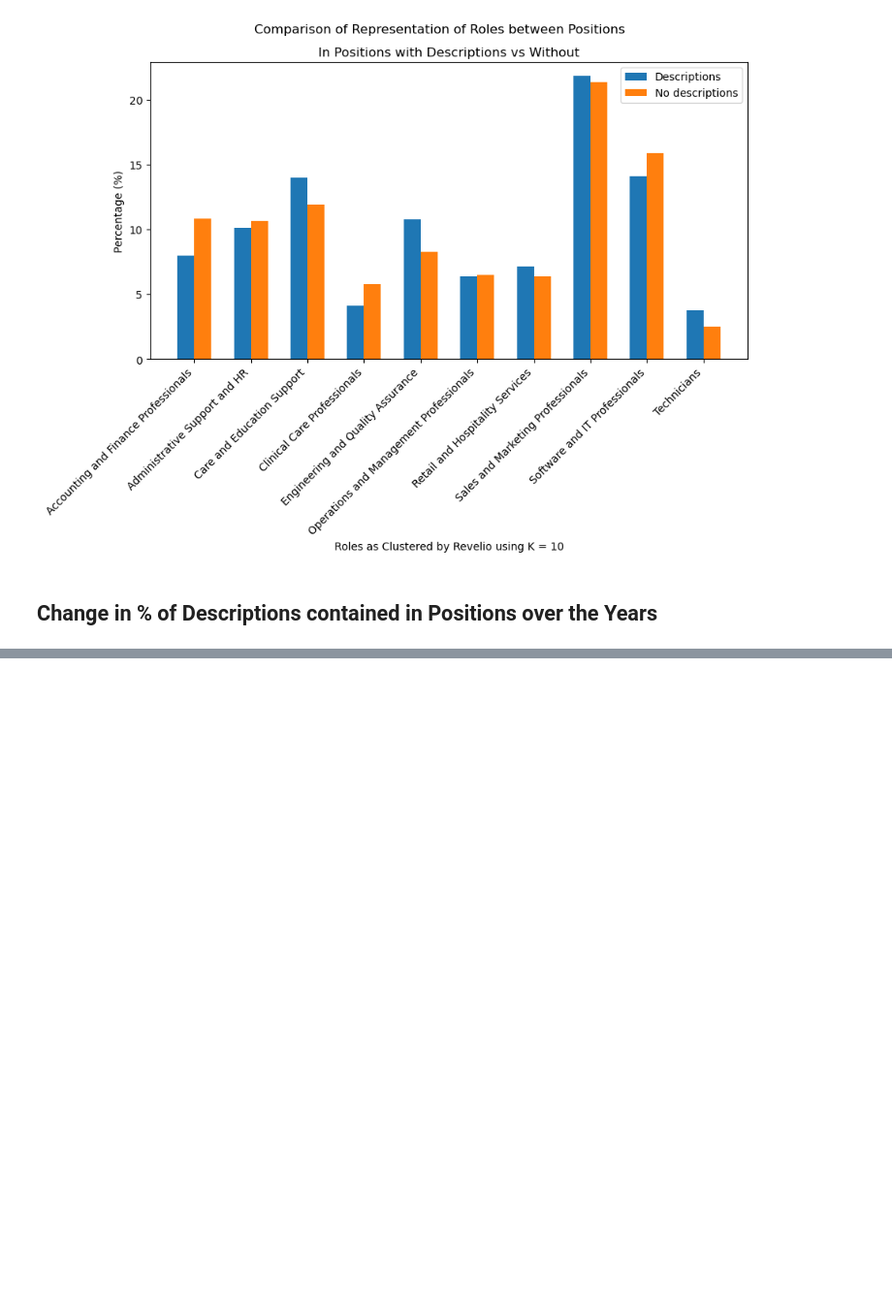
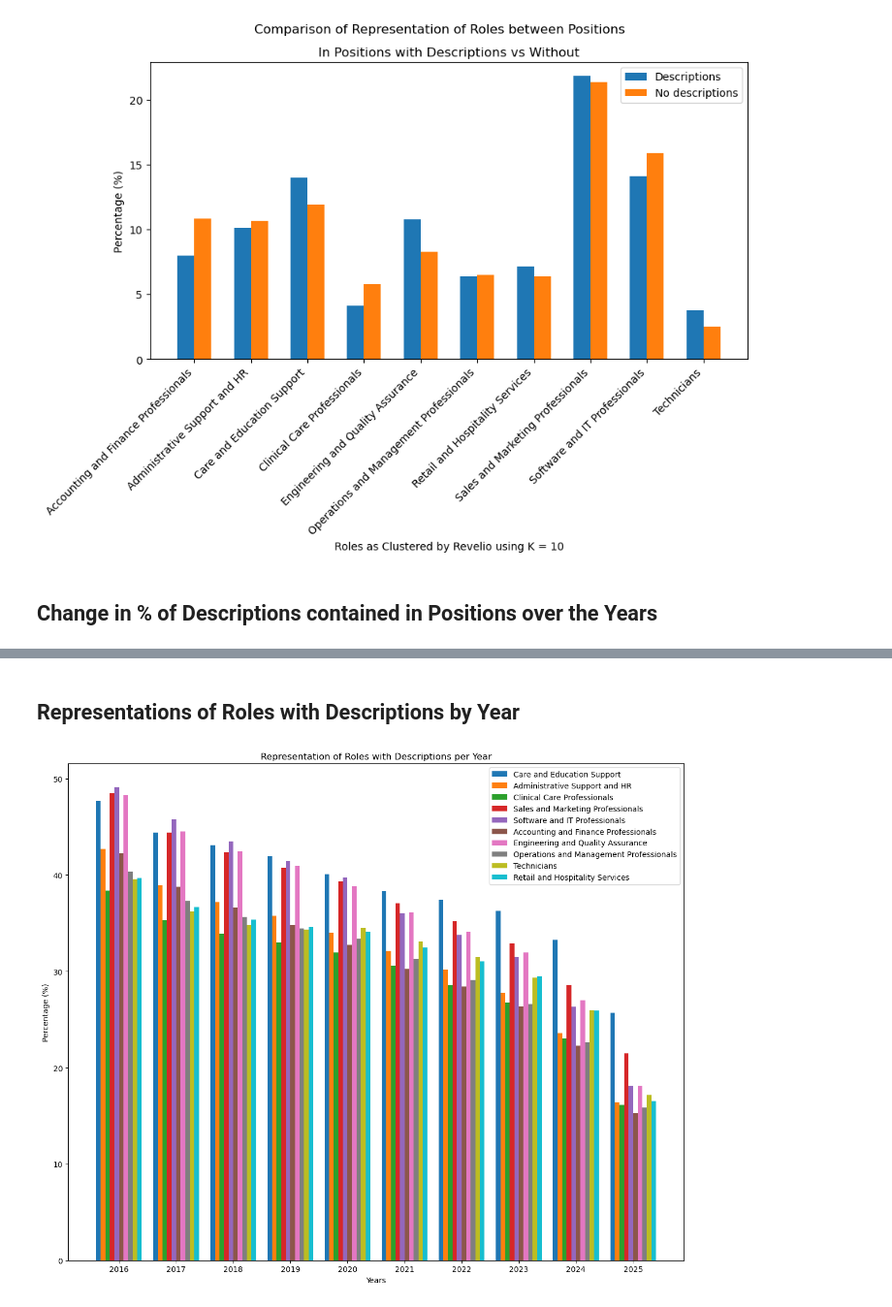
Before and after one commit to juliahansen3/Berkeley-Haas-Research, a Jupyter notebook: Python Plots/Comparison of Position Descriptions vs no Descriptions in revelio.ipynb, the cells around one changed output, grey strips where cells are left out. Shown: that part at 97% size. Saved outputs shown, nothing was run; the diff lists cells and outputs as text; code cells hidden in the pictures; blank space fills up the shorter version.

```diff
--- a/Python Plots/Comparison of Position Descriptions vs no Descriptions in revelio.ipynb
+++ b/Python Plots/Comparison of Position Descriptions vs no Descriptions in revelio.ipynb
@@ -67,0 +90,5 @@ description_perc_df
+# %%
+# Load in the 2025 data
+role_description_perc = pd.read_csv("roles_years_descriptions_2025_data.csv")
+role_description_perc_df = pd.DataFrame(role_description_perc)
+role_description_perc_df
@@ -124,0 +207,29 @@ Text(0.5, 1.0, 'Percentage of Positions Containing Descriptions over the Years')
+# %% [markdown]
+## Representations of Roles with Descriptions by Year
+# %%
+years = set(role_description_perc_df['years'])
+roles = set(role_description_perc_df['clusters'])
+
+N = len(years)
+M = len(roles)
+ind = np.arange(N)  # x positions for years
+width = 0.08  # width of each bar
+
+plt.figure(figsize=(12,10))
+
+for i, role in enumerate(roles):
+    # Extract percentages for this role across all years
+    perc = role_description_perc_df.loc[role_description_perc_df['clusters'] == role].description_percentage
+
+    plt.bar(ind + i*width, perc, width, label=role)
+
+# Center xticks under clusters
+plt.xticks(ind + width*(M-1)/2, years)
+plt.xlabel('Years')
+plt.ylabel('Percentage (%)')
+plt.title('Representation of Roles with Descriptions per Year')
+plt.legend(loc='best')
+plt.tight_layout()
+plt.show()
+# %% [output]
+[figure, added]
```
Also changed, not shown: parts of 8 cells of this notebook.
